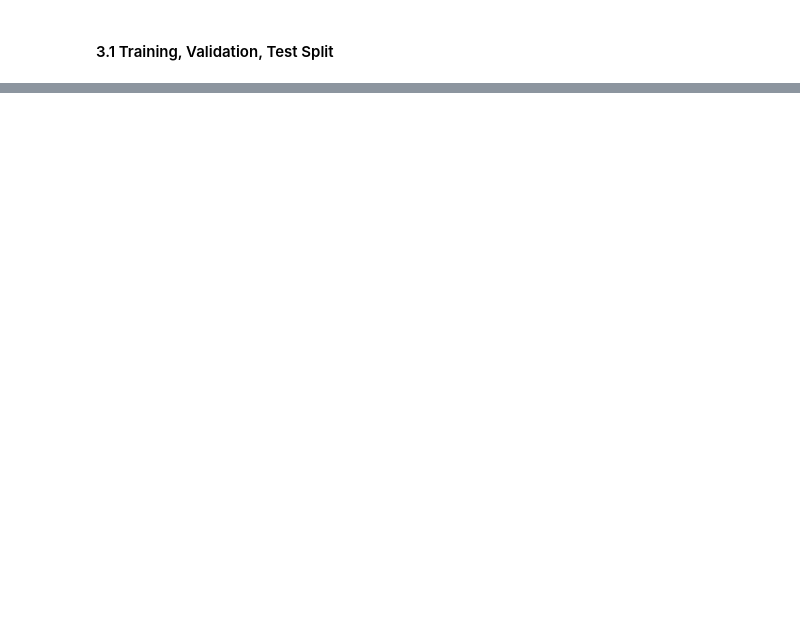
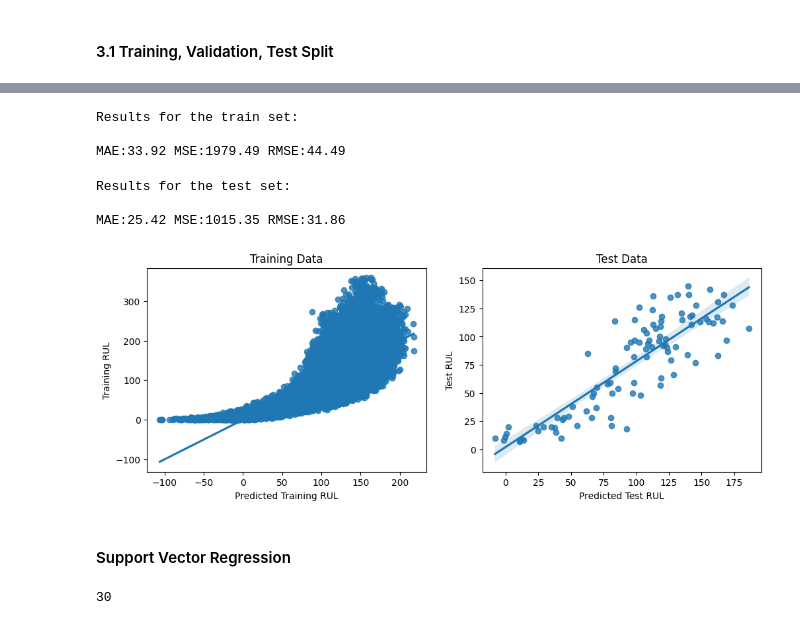
Before and after one commit to ddealwis09/FourthbrainCapstone_RUL, a Jupyter notebook: notebooks/RUL Machine Learning Model.ipynb, the cells around one changed output, grey strips where cells are left out. Cells and saved outputs as stored; diff of their text form; code cells hidden in the pictures; blank space fills up the shorter version.

```diff
--- a/notebooks/RUL Machine Learning Model.ipynb
+++ b/notebooks/RUL Machine Learning Model.ipynb
@@ -527,0 +749,3 @@ linear_regression = pipe(LinearRegression())
+# %%
+model = Lasso()
+model_name = 'Lasso Regression'
@@ -527,0 +770,22 @@ linear_regression = pipe(LinearRegression())
+# %%
+params = {'lasso__fit_intercept': [True,False], 'lasso__alpha': loguniform(1e-4, 1e0)}
+# %%
+la_r = output(model, model_name, params)
+# %%
+evaluate(y_true=y_train, y_hat=la_r[3], label='train')
+# %% [output]
+Results for the train set:
+
+MAE:33.92 MSE:1979.49 RMSE:44.49
+# %%
+evaluate(y_true=y_test, y_hat=la_r[4], label='test')
+# %% [output]
+Results for the test set:
+
+MAE:25.42 MSE:1015.35 RMSE:31.86
+# %%
+resultPlot(la_r[3], y_train, la_r[4], y_test)
+# %% [output]
+[figure, added]
+# %% [markdown]
+#### Support Vector Regression
@@ -527,0 +795,4 @@ linear_regression = pipe(LinearRegression())
+# %%
+len(list(make_pipeline(preprocessing_pipeline, model).get_params().items()))
+# %% [output]
+30
```
Also changed, not shown: parts of 90 cells of this notebook.
